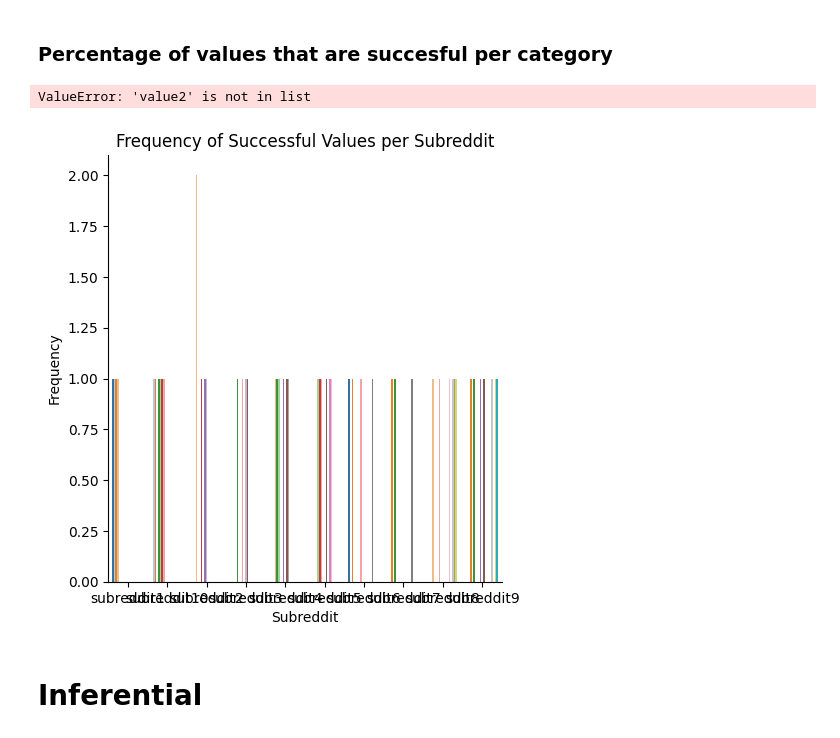
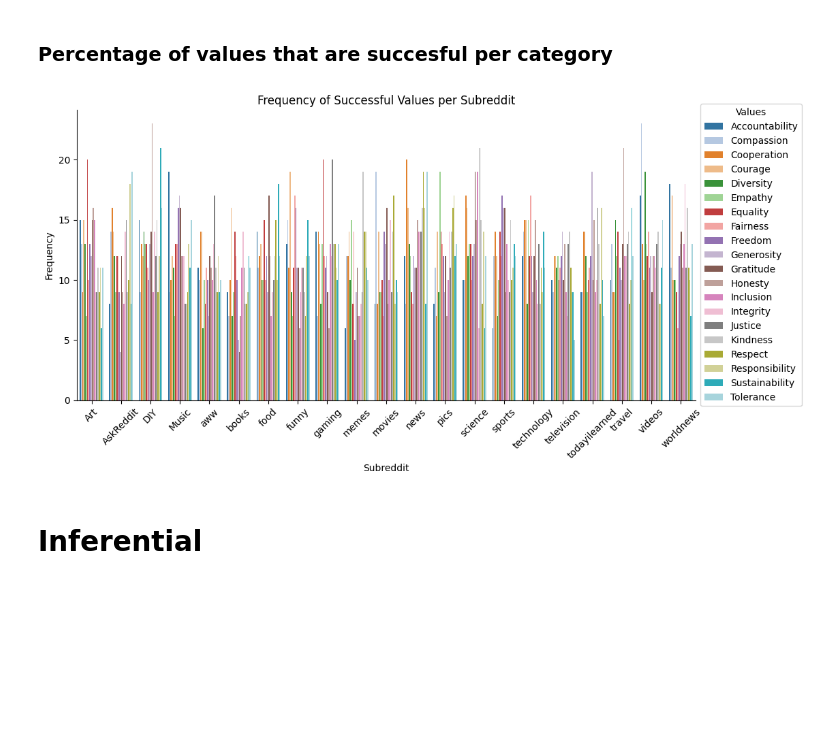
Before and after one commit to AbhishekRS4/LTP_Project_Group_6, a Jupyter notebook: task_2/evaluation.ipynb, the cells around one changed output. Cells and saved outputs as stored; diff of their text form; code cells hidden in the pictures; blank space fills up the shorter version.

```diff
--- a/task_2/evaluation.ipynb
+++ b/task_2/evaluation.ipynb
@@ -117,37 +167,36 @@ import seaborn as sns
 successful_df = df[df['successful']]
 
 # Group the filtered DataFrame by 'active_subreddit' and 'values' columns and count the frequency
 success_counts = successful_df.groupby(['active_subreddit', 'values']).size().reset_index(name='frequency')
 
 sns_color_palette = sns.color_palette("tab20")
 
 # Plot the grouped bar plot
-sns.catplot(x='active_subreddit', y='frequency', hue='values', data=success_counts, kind='bar', legend=False, palette=sns_color_palette)
+sns.catplot(x='active_subreddit', y='frequency', hue='values', data=success_counts, kind='bar', legend=False, palette=sns_color_palette, aspect=2)
 
 # Set the plot title and axis labels
 plt.title('Frequency of Successful Values per Subreddit')
 plt.xlabel('Subreddit')
 plt.ylabel('Frequency')
 
 # Get the unique values of the 'values' column and sort them alphabetically
 unique_values = sorted(df['values'].unique())
 
 # Create a new handles and labels list in alphabetical order for the legend
 handles, labels = plt.gca().get_legend_handles_labels()
 sorted_handles = [handles[labels.index(value)] for value in unique_values]
 sorted_labels = [label for label in unique_values]
 
 # Set the legend in alphabetical order
-plt.legend(sorted_handles, sorted_labels, title='Values')
+plt.legend(sorted_handles, sorted_labels, title='Values', loc='center left', bbox_to_anchor=(1, 0.5))
 
 # Rotate the x-axis labels for better readability if needed
 plt.xticks(rotation=45)
 
 # Display the plot
 plt.show()
 # %% [output]
-ValueError: 'value2' is not in list
-[figure, old version]
+[figure, new version]
 # %% [markdown]
 # Inferential
 # %% [markdown]
```
Also changed, not shown: parts of 7 cells of this notebook.
